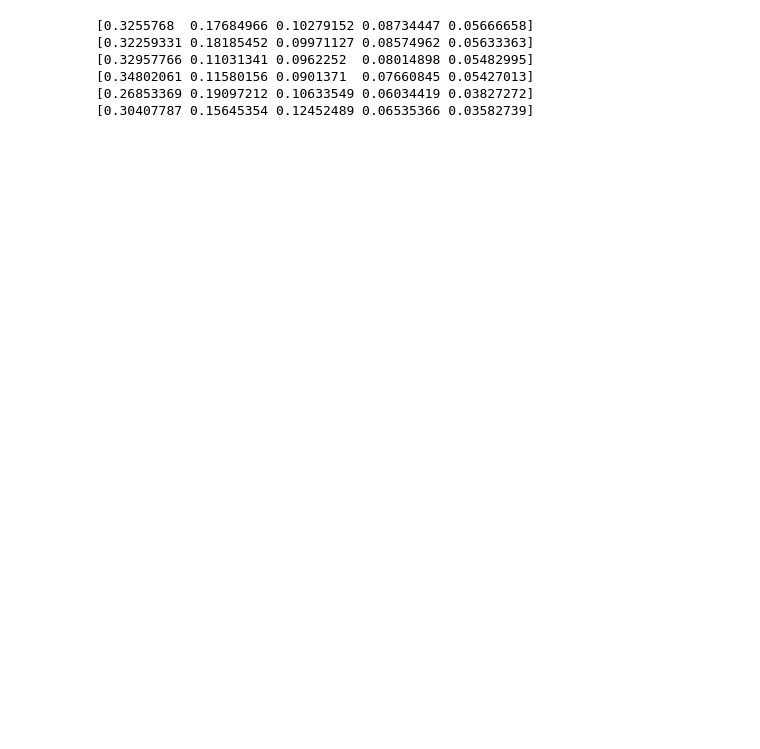
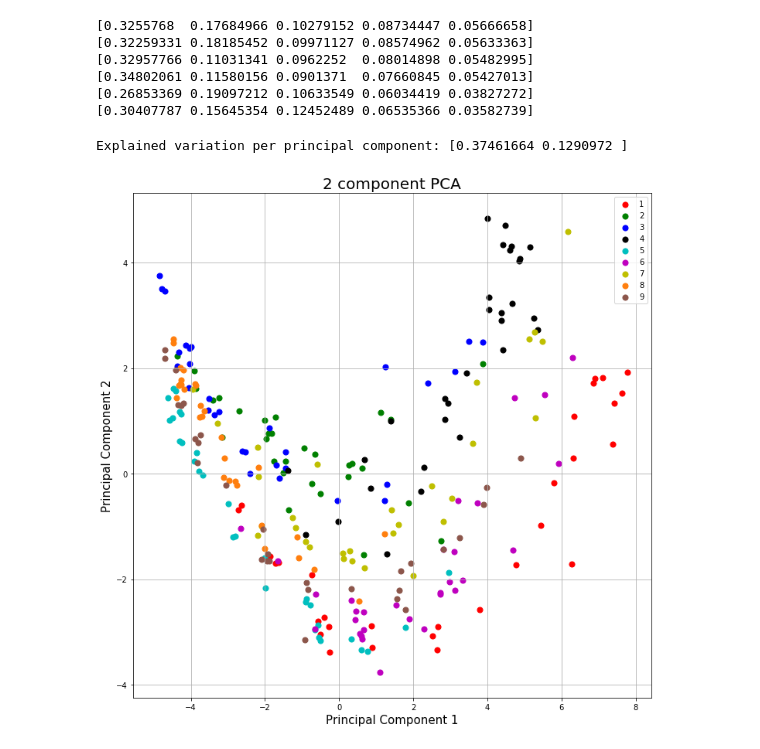
Before and after one commit to postnubilaphoebus/Jap_Speak_Recog, a Jupyter notebook: MLproject_JapaneseVowel.ipynb, the cells around one changed output. Saved outputs shown, nothing was run; the diff lists cells and outputs as text; code cells hidden in the pictures; blank space fills up the shorter version.

Commit message:
updated pca visualization

```diff
--- a/MLproject_JapaneseVowel.ipynb
+++ b/MLproject_JapaneseVowel.ipynb
@@ -374,39 +373,43 @@ for PCAInputs in trainInputsList:
 [0.30407787 0.15645354 0.12452489 0.06535366 0.03582739]
 # %%
 pca = PCA(n_components=2)
-pca.fit(allTrainInputs)
+pca.fit(trainInputsNonNegativePre)
 
 # Prints PCA plot (Does only work with a PCA with 2 components)
 # Code based on https://towardsdatascience.com/pca-using-python-scikit-learn-e653f8989e60
-principalComponents = pca.fit_transform(allTrainInputs)
+principalComponents = pca.fit_transform(trainInputsNonNegativePre)
 principalDf = pd.DataFrame(data = principalComponents
              , columns = ['principal component 1', 'principal component 2'])
 
-finalDf = pd.concat([principalDf, pd.DataFrame(allTrainInputsLabeled)], axis = 1)
-# print(finalDf)
+finalDf = pd.concat([principalDf, pd.DataFrame(Outputs)], axis = 1)
+#print(finalDf)
+print('Explained variation per principal component: {}'.format(pca.explained_variance_ratio_))
 
 fig = plt.figure(figsize = (12,12))
 ax = fig.add_subplot(1,1,1)
 ax.set_xlabel('Principal Component 1', fontsize = 15)
 ax.set_ylabel('Principal Component 2', fontsize = 15)
 ax.set_title('2 component PCA', fontsize = 20)
 # Choose the speakers that you want to visualize in the plot
 targets = [1, 3, 4]
 colors = 'r', 'g', 'b'
 # Uncomment if you want to visualize all speakers
 #targets = [1,2,3,4,5,6,7,8,9]
 #colors = ['r', 'g', 'b', 'k', 'c', 'm', 'y', 'tab:orange', 'tab:brown']
 
 for target, color in zip(targets,colors):
     indicesToKeep = finalDf[0] == target
     ax.scatter(finalDf.loc[indicesToKeep, 'principal component 1']
                , finalDf.loc[indicesToKeep, 'principal component 2']
                , c = color
                , s = 50)
 ax.legend(targets)
 ax.grid()
 
 plt.show()
+# %% [output]
+Explained variation per principal component: [0.37461664 0.1290972 ]
+[figure, added]
 # %%
 # SVM with different Data structure
 from sklearn import svm
```
Also changed, not shown: parts of 2 cells of this notebook.
